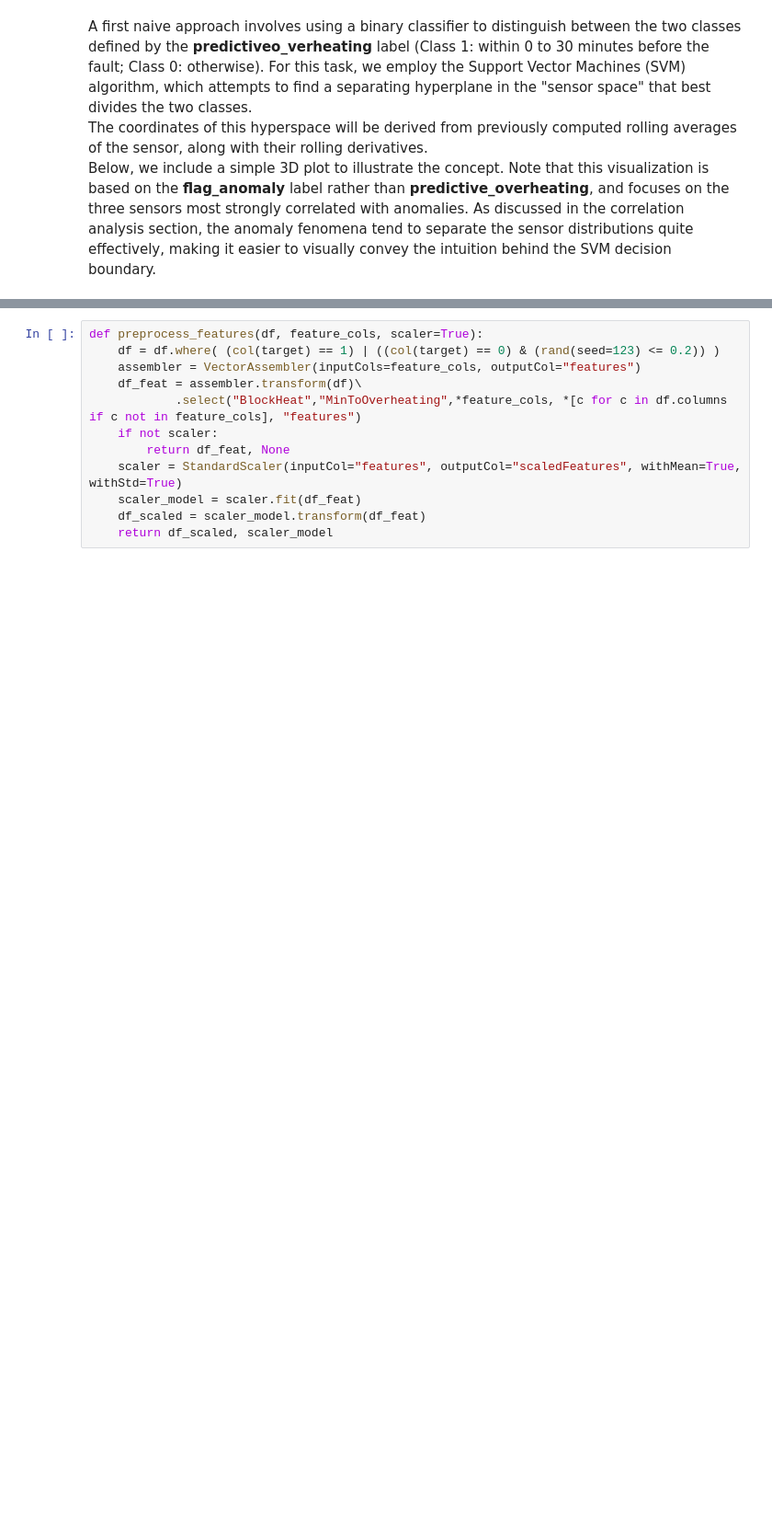
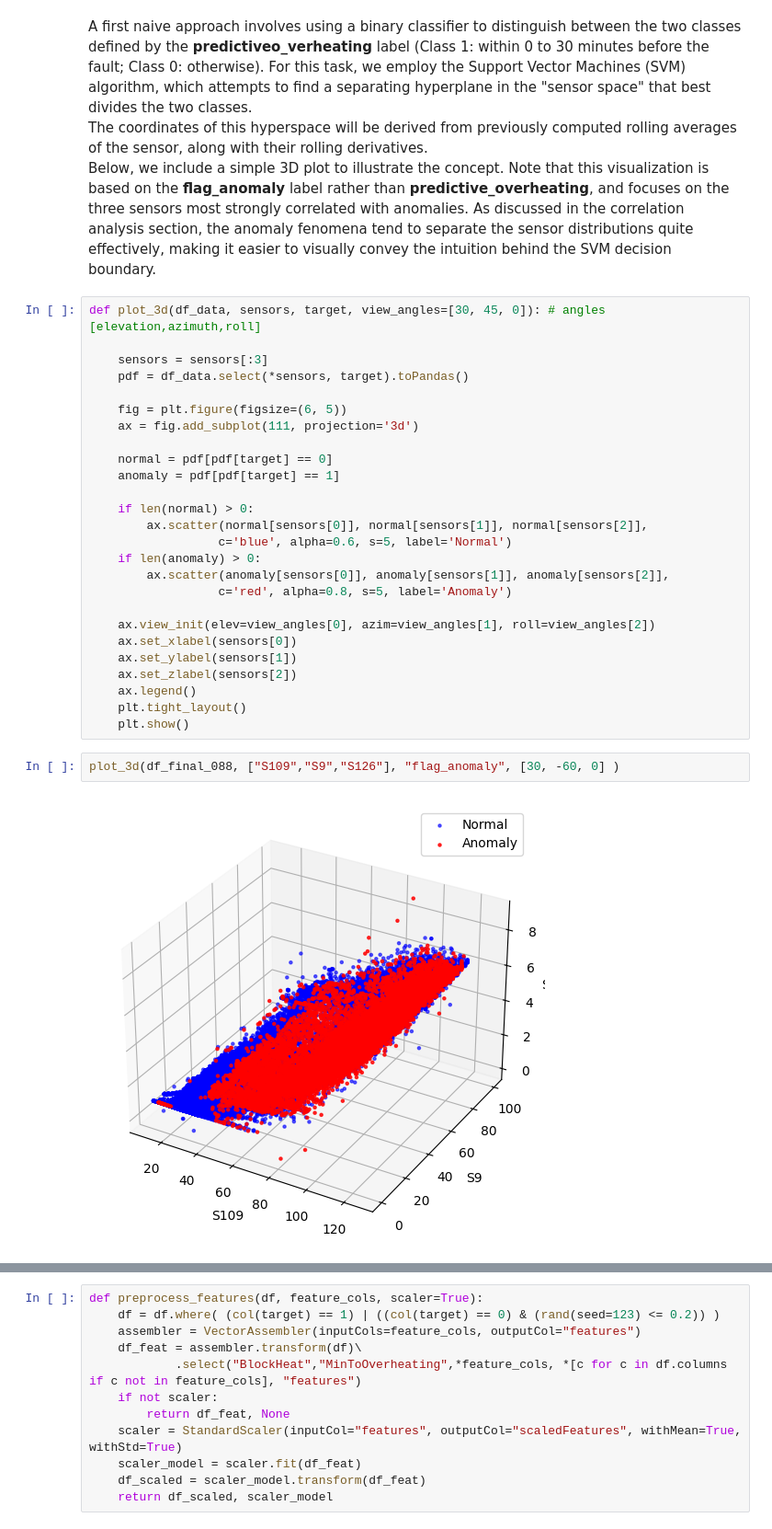
Before and after one commit to RaffaeleSabatini/MAPD2025_proj3, a Jupyter notebook: Group04.ipynb, the cells around one changed output, grey strips where cells are left out. Shown at 92% size. Saved outputs shown, nothing was run; the diff lists cells and outputs as text; blank space fills up the shorter version.

```diff
--- a/Group04.ipynb
+++ b/Group04.ipynb
@@ -1421,3 +1421,33 @@ A first naive approach involves using a binary classifier to distinguish between
 The coordinates of this hyperspace will be derived from previously computed rolling averages of the sensor, along with their rolling derivatives.
 <br>
 Below, we include a simple 3D plot to illustrate the concept. Note that this visualization is based on the __flag_anomaly__ label rather than __predictive_overheating__, and focuses on the three sensors most strongly correlated with anomalies. As discussed in the correlation analysis section, the anomaly fenomena tend to separate the sensor distributions quite effectively, making it easier to visually convey the intuition behind the SVM decision boundary.
+# %%
+def plot_3d(df_data, sensors, target, view_angles=[30, 45, 0]): # angles [elevation,azimuth,roll]
+
+    sensors = sensors[:3]
+    pdf = df_data.select(*sensors, target).toPandas()
+
+    fig = plt.figure(figsize=(6, 5))
+    ax = fig.add_subplot(111, projection='3d')
+
+    normal = pdf[pdf[target] == 0]
+    anomaly = pdf[pdf[target] == 1]
+
+    if len(normal) > 0:
+        ax.scatter(normal[sensors[0]], normal[sensors[1]], normal[sensors[2]],
+                  c='blue', alpha=0.6, s=5, label='Normal')
+    if len(anomaly) > 0:
+        ax.scatter(anomaly[sensors[0]], anomaly[sensors[1]], anomaly[sensors[2]],
+                  c='red', alpha=0.8, s=5, label='Anomaly')
+
+    ax.view_init(elev=view_angles[0], azim=view_angles[1], roll=view_angles[2])
+    ax.set_xlabel(sensors[0])
+    ax.set_ylabel(sensors[1])
+    ax.set_zlabel(sensors[2])
+    ax.legend()
+    plt.tight_layout()
+    plt.show()
+# %%
+plot_3d(df_final_088, ["S109","S9","S126"], "flag_anomaly", [30, -60, 0] )
+# %% [output]
+[figure, added]
```
Also changed, not shown: parts of 7 cells of this notebook.
